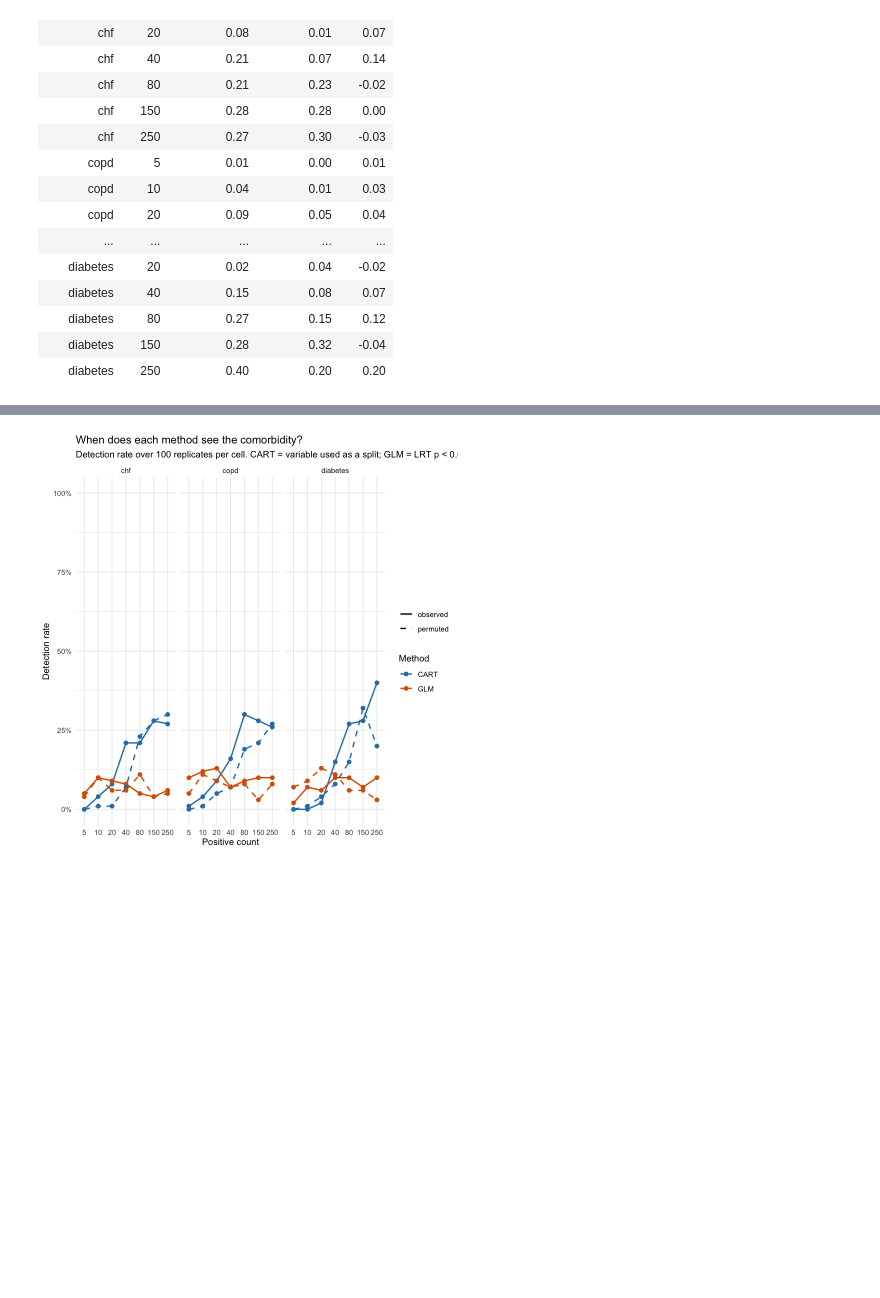
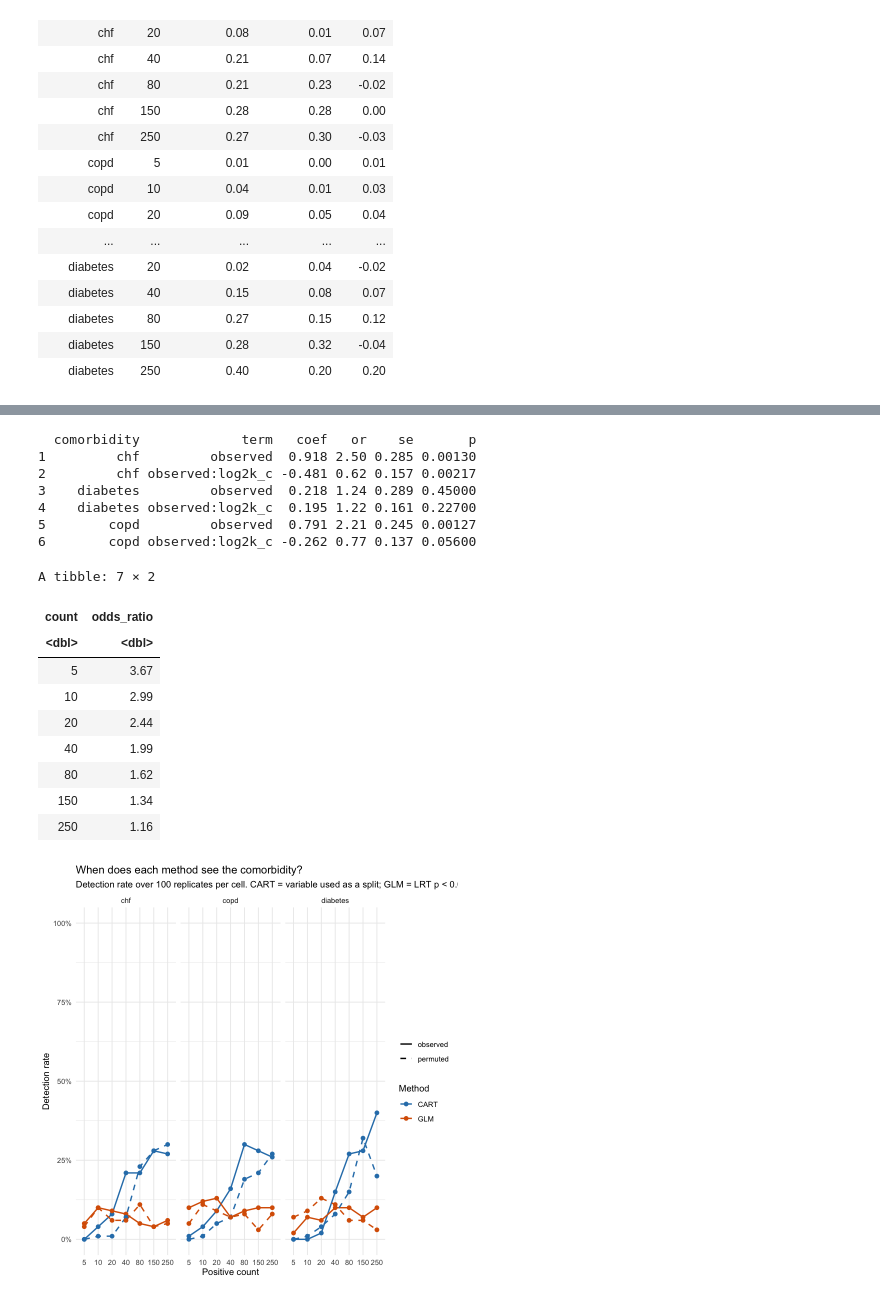
Before and after one commit to ShengPeiWilliam/mimic-synthetic-fidelity, a Jupyter notebook: code/tree-structure-diagnosis.ipynb, the cells around one changed output, grey strips where cells are left out. Cells and saved outputs as stored; diff of their text form; code cells hidden in the pictures; blank space fills up the shorter version.

```diff
--- a/code/tree-structure-diagnosis.ipynb
+++ b/code/tree-structure-diagnosis.ipynb
@@ -289,0 +304,17 @@ A tibble: 21 × 5
+# %%
+library(survival)
+
+# observed as 0/1 rather than logical: a logical gets factor contrasts, which
+# produce two interaction terms whose within-stratum values are exact negatives
+# of each other, so one comes back NA and the output is hard to read.
+# log2k is centred at k = 40, the first count where the widths are comparable,
+# so the main effect is the log odds ratio there rather than at k = 1.
+paired <- tree_results %>%
+  mutate(pair     = paste(comorbidity, rep, sep = "_"),
+         observed = as.integer(!permute),
+         log2k_c  = log2(count) - log2(40))
+
+# strata(pair) conditions on the replicate, so only discordant pairs contribute,
+# the same information the per-cell binom.test used
+m_trend <- clogit(used ~ observed + observed:log2k_c + strata(pair), data = paired)
+summary(m_trend)
@@ -290,3 +342,44 @@ A tibble: 21 × 5
+# %%
+# same model per comorbidity, to check the pooled result is not carried by one
+m_by_como <- lapply(c("chf", "diabetes", "copd"), function(c0) {
+  fit <- clogit(used ~ observed + observed:log2k_c + strata(pair),
+                data = paired %>% filter(comorbidity == c0))
+  cf  <- summary(fit)$coefficients
+  data.frame(comorbidity = c0,
+             term = rownames(cf),
+             coef = round(cf[, "coef"], 3),
+             or   = round(exp(cf[, "coef"]), 2),
+             se   = round(cf[, "se(coef)"], 3),
+             p    = signif(cf[, "Pr(>|z|)"], 3),
+             row.names = NULL)
+}) %>% bind_rows()
+print(m_by_como)
+
+# the fitted advantage at each count, which is what the table above encodes
+cf <- coef(m_trend)
+tibble(count = counts) %>%
+  mutate(log2k_c = log2(count) - log2(40),
+         log_or  = cf["observed"] + cf["observed:log2k_c"] * log2k_c,
+         odds_ratio = round(exp(log_or), 2)) %>%
+  select(count, odds_ratio)
+# %% [output]
+  comorbidity             term   coef   or    se       p
+1         chf         observed  0.918 2.50 0.285 0.00130
+2         chf observed:log2k_c -0.481 0.62 0.157 0.00217
+3    diabetes         observed  0.218 1.24 0.289 0.45000
+4    diabetes observed:log2k_c  0.195 1.22 0.161 0.22700
+5        copd         observed  0.791 2.21 0.245 0.00127
+6        copd observed:log2k_c -0.262 0.77 0.137 0.05600
+A tibble: 7 × 2
+| count | odds_ratio |
+| <dbl> | <dbl> |
+| 5 | 3.67 |
+| 10 | 2.99 |
+| 20 | 2.44 |
+| 40 | 1.99 |
+| 80 | 1.62 |
+| 150 | 1.34 |
+| 250 | 1.16 |
 # %%
 detect_long <- tree_rate %>%
   select(comorbidity, count, permute, CART = split_rate, GLM = glm_rate) %>%
```
Also changed, not shown: parts of 8 cells of this notebook.
